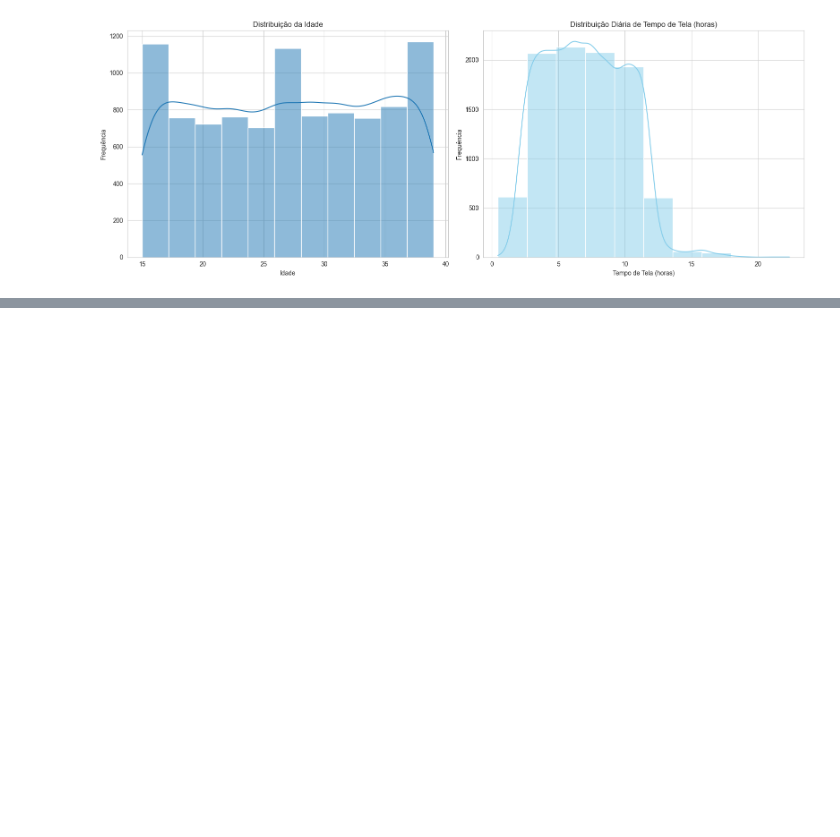
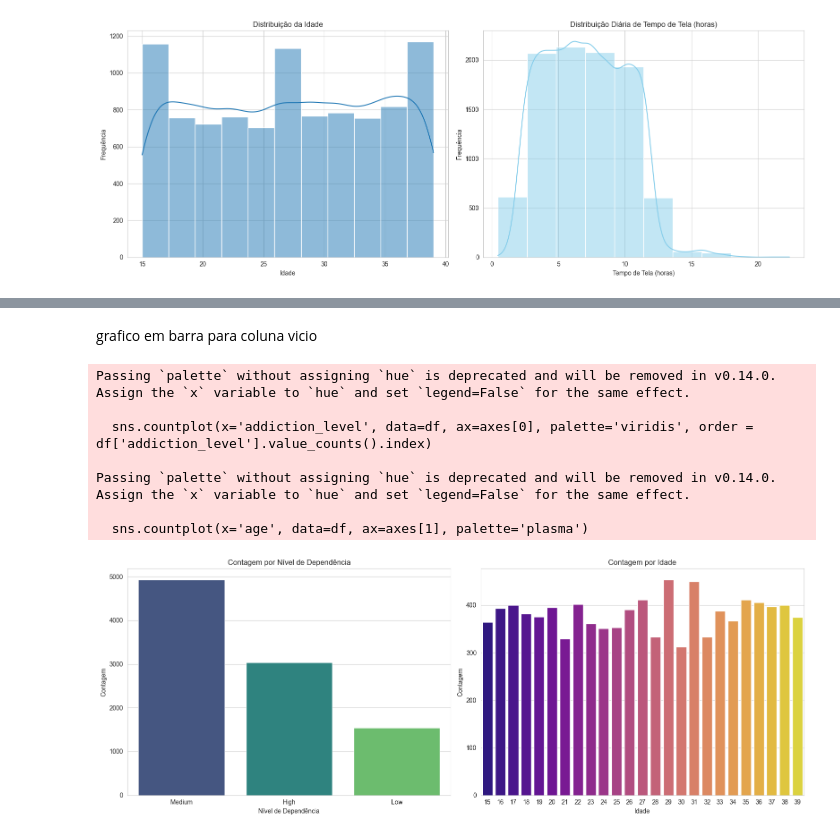
Before and after one commit to davidgeraldi/Trainee_Dados_SciTec, a Jupyter notebook: aula_3/aula3.ipynb, the cells around one changed output, grey strips where cells are left out. Cells and saved outputs as stored; diff of their text form; code cells hidden in the pictures; blank space fills up the shorter version.

```diff
--- a/aula_3/aula3.ipynb
+++ b/aula_3/aula3.ipynb
@@ -351,0 +366,29 @@ plt.show()
+# %% [markdown]
+grafico em barra para coluna vicio
+# %%
+# Criando uma figura com dois subplots
+fig, axes = plt.subplots(1, 2, figsize=(16, 6))
+
+# Gráfico de Barras para 'addiction_level'
+sns.countplot(x='addiction_level', data=df, ax=axes[0], palette='viridis', order = df['addiction_level'].value_counts().index)
+axes[0].set_title('Contagem por Nível de Dependência')
+axes[0].set_xlabel('Nível de Dependência')
+axes[0].set_ylabel('Contagem')
+
+# Gráfico de Barras para 'age'
+sns.countplot(x='age', data=df, ax=axes[1], palette='plasma')
+axes[1].set_title('Contagem por Idade')
+axes[1].set_xlabel('Idade')
+axes[1].set_ylabel('Contagem')
+
+plt.tight_layout()
+plt.show()
+# %% [output]
+Passing `palette` without assigning `hue` is deprecated and will be removed in v0.14.0. Assign the `x` variable to `hue` and set `legend=False` for the same effect.
+
+  sns.countplot(x='addiction_level', data=df, ax=axes[0], palette='viridis', order = df['addiction_level'].value_counts().index)
+
+Passing `palette` without assigning `hue` is deprecated and will be removed in v0.14.0. Assign the `x` variable to `hue` and set `legend=False` for the same effect.
+
+  sns.countplot(x='age', data=df, ax=axes[1], palette='plasma')
+[figure, added]
```
Also changed, not shown: parts of 6 cells of this notebook.
